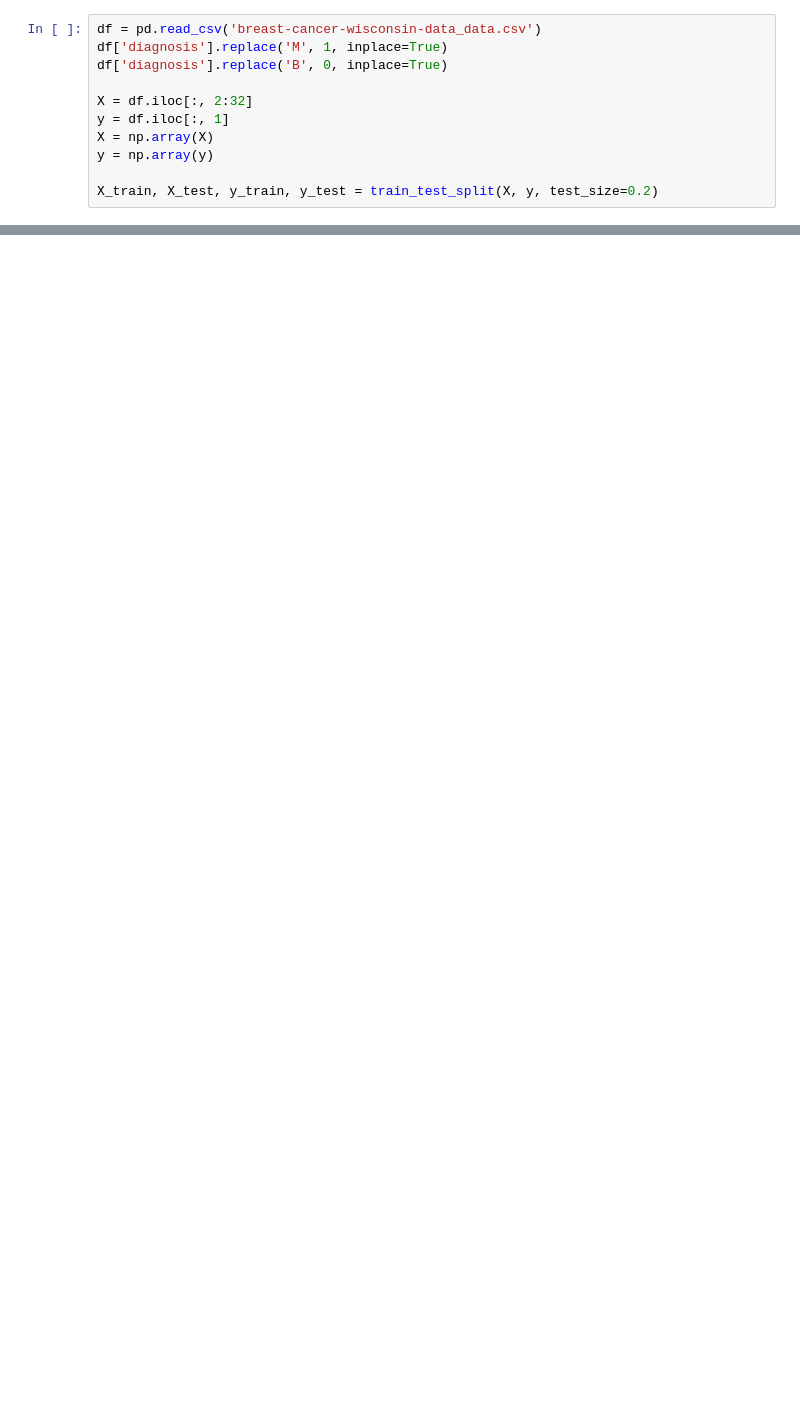
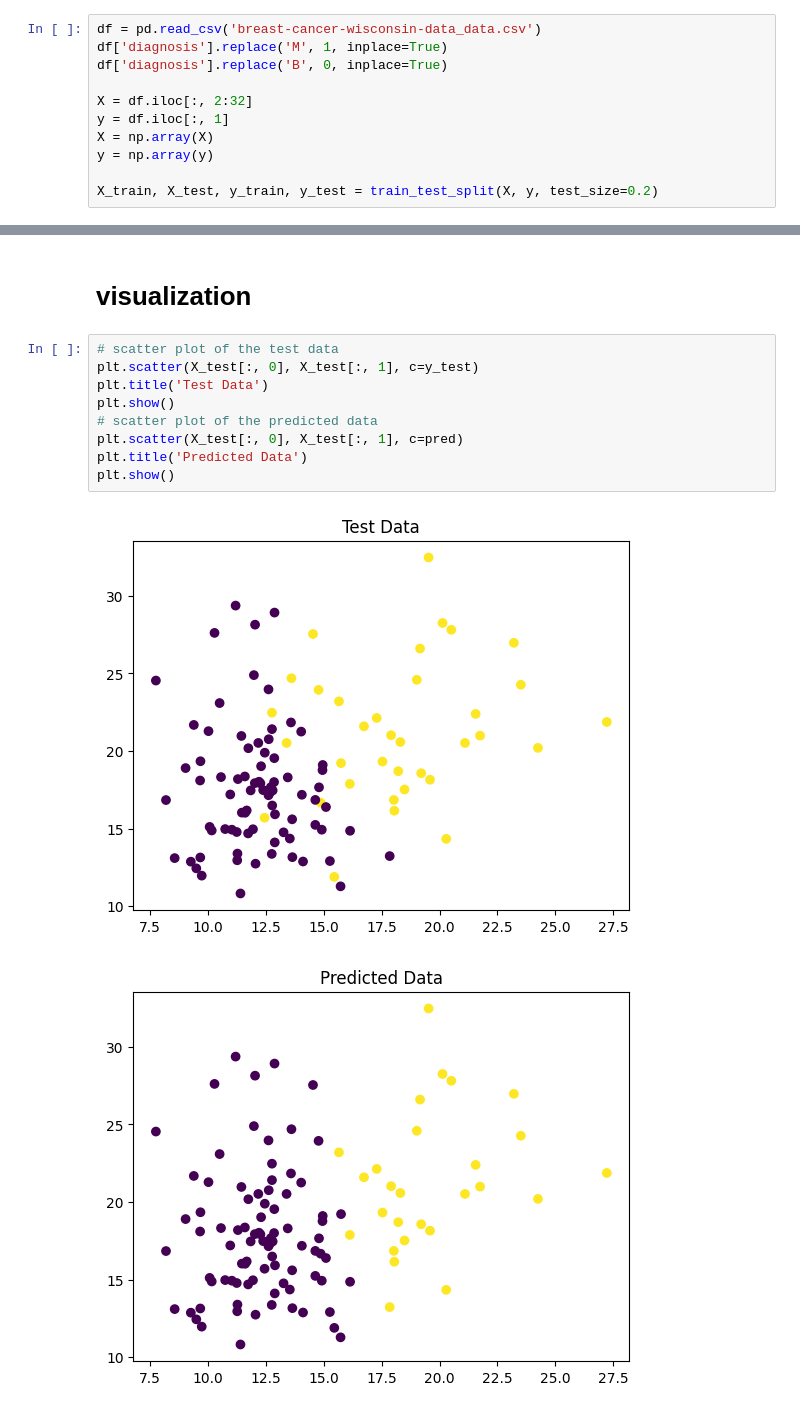
Before and after one commit to parthokr/cse4204, a Jupyter notebook: lab5/ksofm.ipynb, the cells around one changed output, grey strips where cells are left out. Drawn from its saved outputs; the diff is of its cells as text; blank space fills up the shorter version.

```diff
--- a/lab5/ksofm.ipynb
+++ b/lab5/ksofm.ipynb
@@ -115,0 +128,14 @@ Epoch 1, Weights [[1.97424443e+01 2.38172527e+01 1.30625652e+02 1.22233535e+03
+# %% [markdown]
+# visualization
+# %%
+# scatter plot of the test data
+plt.scatter(X_test[:, 0], X_test[:, 1], c=y_test)
+plt.title('Test Data')
+plt.show()
+# scatter plot of the predicted data
+plt.scatter(X_test[:, 0], X_test[:, 1], c=pred)
+plt.title('Predicted Data')
+plt.show()
+# %% [output]
+[figure, added]
+[figure, added]
```
Also changed, not shown: parts of 5 cells of this notebook, 46 other files.
